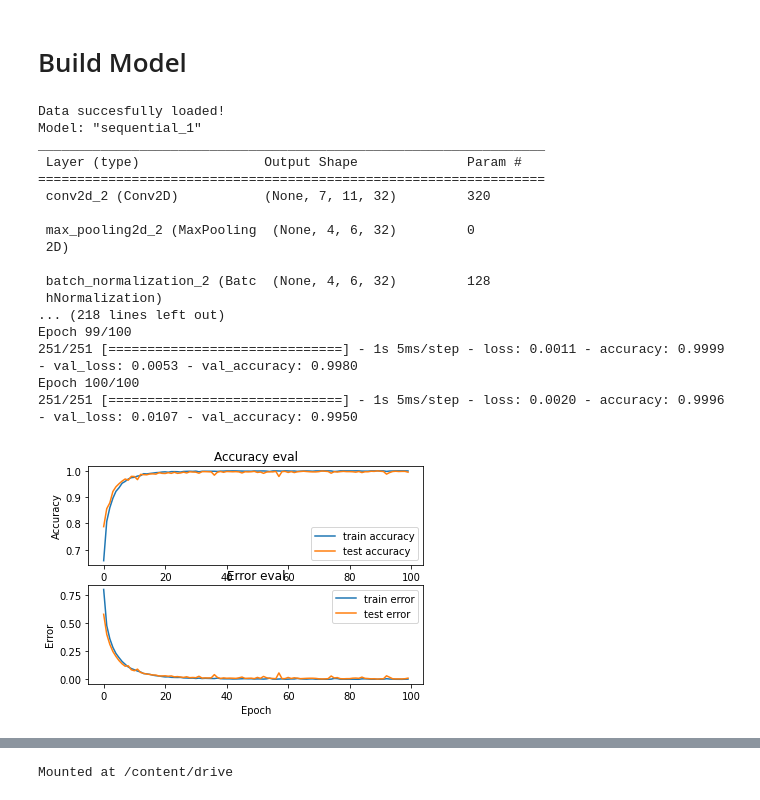
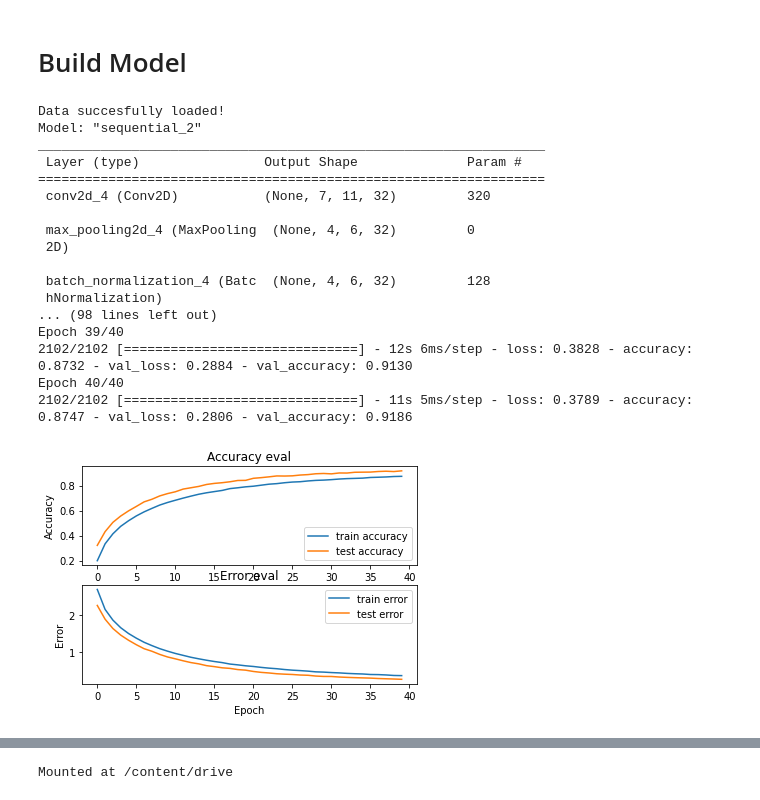
Before and after one commit to Hani1-2/DeepLearningAssignmnt, a Jupyter notebook: Audio_Classification_Using_MFCC_CNN.ipynb, the cells around one changed output, grey strips where cells are left out. Saved outputs shown, nothing was run; the diff lists cells and outputs as text; code cells hidden in the pictures.

```diff
--- a/Audio_Classification_Using_MFCC_CNN.ipynb
+++ b/Audio_Classification_Using_MFCC_CNN.ipynb
@@ -10,7 +10,7 @@ import matplotlib.pyplot as plt
 import tensorflow.keras as keras
 
 # path to json file that stores MFCCs and genre labels for each processed segment
-DATA_PATH = "/content/drive/MyDrive/surah_fatiha/data_a1.json"
+DATA_PATH = "/content/drive/MyDrive/surah_fatiha/data_surah_1.json"
 
 def load_data(data_path):
     """Loads training dataset from json file.
@@ -117,7 +117,7 @@ def build_model(input_shape):
     model.add(keras.layers.Dropout(0.2))
 
     # output layer
-    model.add(keras.layers.Dense(4, activation='softmax'))
+    model.add(keras.layers.Dense(28, activation='softmax'))
 
     return model
 # %%
@@ -145,41 +145,41 @@ if __name__ == "__main__":
     X_train, X_validation, X_test, y_train, y_validation, y_test = prepare_datasets(0.25, 0.2)
     # create network
     input_shape = (X_train.shape[1], X_train.shape[2], 1)
     model = build_model(input_shape)
 
     # compile model
     optimiser = keras.optimizers.Adam(learning_rate=0.0001)
     model.compile(optimizer=optimiser,
                   loss='sparse_categorical_crossentropy',
                   metrics=['accuracy'])
 
     model.summary()
 
     # train model
-    history = model.fit(X_train, y_train, validation_data=(X_validation, y_validation), batch_size=32, epochs=100)
+    history = model.fit(X_train, y_train, validation_data=(X_validation, y_validation), batch_size=32, epochs=40)
 
     # plot accuracy/error for training and validation
     plot_history(history)
 
     # evaluate model on test set
     test_loss, test_acc = model.evaluate(X_test, y_test, verbose=2)
     print('\nTest accuracy:', test_acc)
 # %% [output]
 Data succesfully loaded!
-Model: "sequential_1"
+Model: "sequential_2"
 _________________________________________________________________
  Layer (type)                Output Shape              Param #
 =================================================================
- conv2d_2 (Conv2D)           (None, 7, 11, 32)         320
+ conv2d_4 (Conv2D)           (None, 7, 11, 32)         320
 
- max_pooling2d_2 (MaxPooling  (None, 4, 6, 32)         0
+ max_pooling2d_4 (MaxPooling  (None, 4, 6, 32)         0
  2D)
 
- batch_normalization_2 (Batc  (None, 4, 6, 32)         128
+ batch_normalization_4 (Batc  (None, 4, 6, 32)         128
  hNormalization)
-... (218 lines left out)
-Epoch 99/100
-251/251 [==============================] - 1s 5ms/step - loss: 0.0011 - accuracy: 0.9999 - val_loss: 0.0053 - val_accuracy: 0.9980
-Epoch 100/100
-251/251 [==============================] - 1s 5ms/step - loss: 0.0020 - accuracy: 0.9996 - val_loss: 0.0107 - val_accuracy: 0.9950
+... (98 lines left out)
+Epoch 39/40
+2102/2102 [==============================] - 12s 6ms/step - loss: 0.3828 - accuracy: 0.8732 - val_loss: 0.2884 - val_accuracy: 0.9130
+Epoch 40/40
+2102/2102 [==============================] - 11s 5ms/step - loss: 0.3789 - accuracy: 0.8747 - val_loss: 0.2806 - val_accuracy: 0.9186
-[figure, old version]
+[figure, new version]
```
Also changed, not shown: parts of 2 cells of this notebook.
